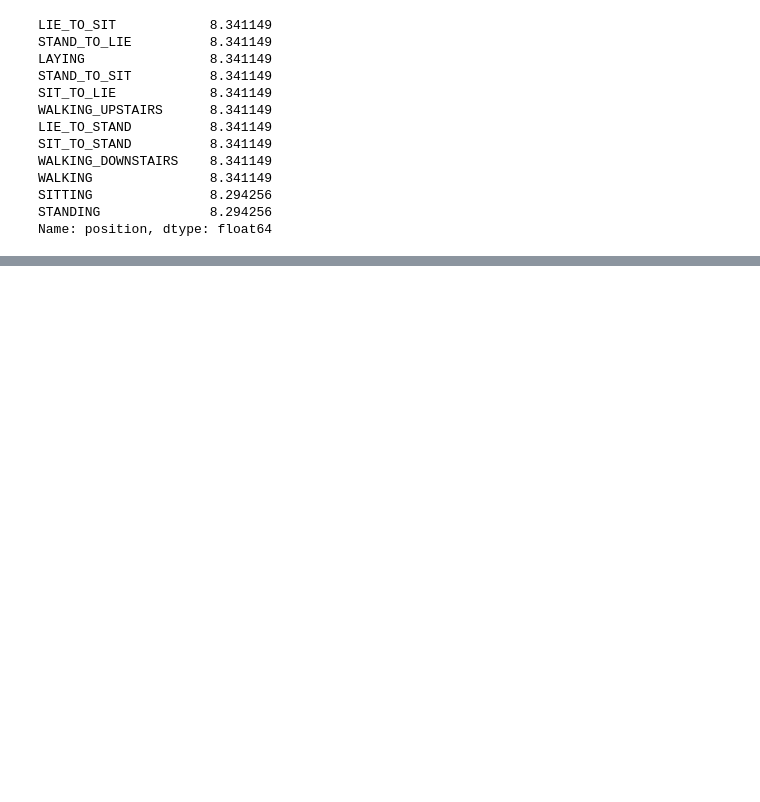
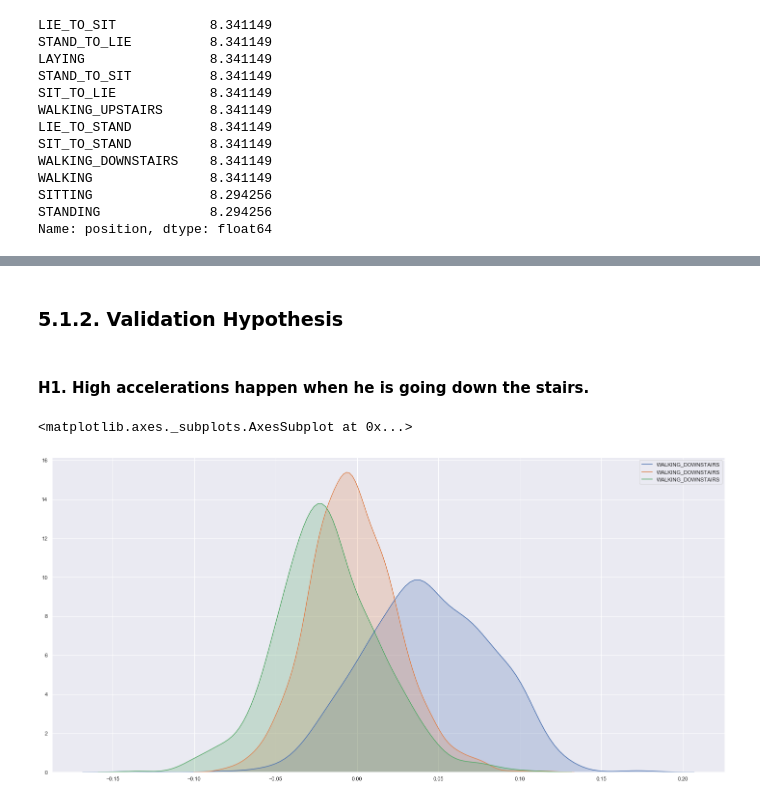
Before and after one commit to panambY/Human_Activity_Recognition, a Jupyter notebook: Human_Activity_Recognition.ipynb, the cells around one changed output, grey strips where cells are left out. Drawn from its saved outputs; the diff is of its cells as text; code cells hidden in the pictures; blank space fills up the shorter version.

Commit message:
start validation hyphoteses

```diff
--- a/Human_Activity_Recognition.ipynb
+++ b/Human_Activity_Recognition.ipynb
@@ -42,9 +42,9 @@ Populating the interactive namespace from numpy and matplotlib
 df_cols_name = pd.read_csv('data/features.txt', sep="          ", header=None)
 cols_name = df_cols_name[0].tolist()
 # %%
-df_X_raw = pd.read_csv('train/X_train.txt', sep=" ", header=None)
-df_y_raw = pd.read_csv('train/y_train.txt', sep=" ", header=None)
-df_subject_raw = pd.read_csv('train/subject_id_train.txt', sep=" ", header=None)
+df_X_raw = pd.read_csv('data/train/X_train.txt', sep=" ", header=None)
+df_y_raw = pd.read_csv('data/train/y_train.txt', sep=" ", header=None)
+df_subject_raw = pd.read_csv('data/train/subject_id_train.txt', sep=" ", header=None)
 
 df_X_raw.columns = cols_name
 
@@ -350,0 +353,2 @@ Name: position, dtype: float64
+# %%
+df51 = df4.copy()
@@ -350,0 +371,11 @@ Name: position, dtype: float64
+# %% [markdown]
+### 5.1.2. Validation Hypothesis
+# %% [markdown]
+#### H1. High accelerations happen when he is going down the stairs.
+# %%
+sns.kdeplot( df51[df51['position'] == 'WALKING_DOWNSTAIRS']['tBodyAcc-Mean-1'], label='WALKING_DOWNSTAIRS', shade=True )
+sns.kdeplot( df51[df51['position'] == 'WALKING_DOWNSTAIRS']['tBodyAcc-Mean-2'], label='WALKING_DOWNSTAIRS', shade=True )
+sns.kdeplot( df51[df51['position'] == 'WALKING_DOWNSTAIRS']['tBodyAcc-Mean-3'], label='WALKING_DOWNSTAIRS', shade=True )
+# %% [output]
+<matplotlib.axes._subplots.AxesSubplot at 0x...>
+[figure, added]
```
Also changed, not shown: parts of 14 cells of this notebook, 6 other files.
